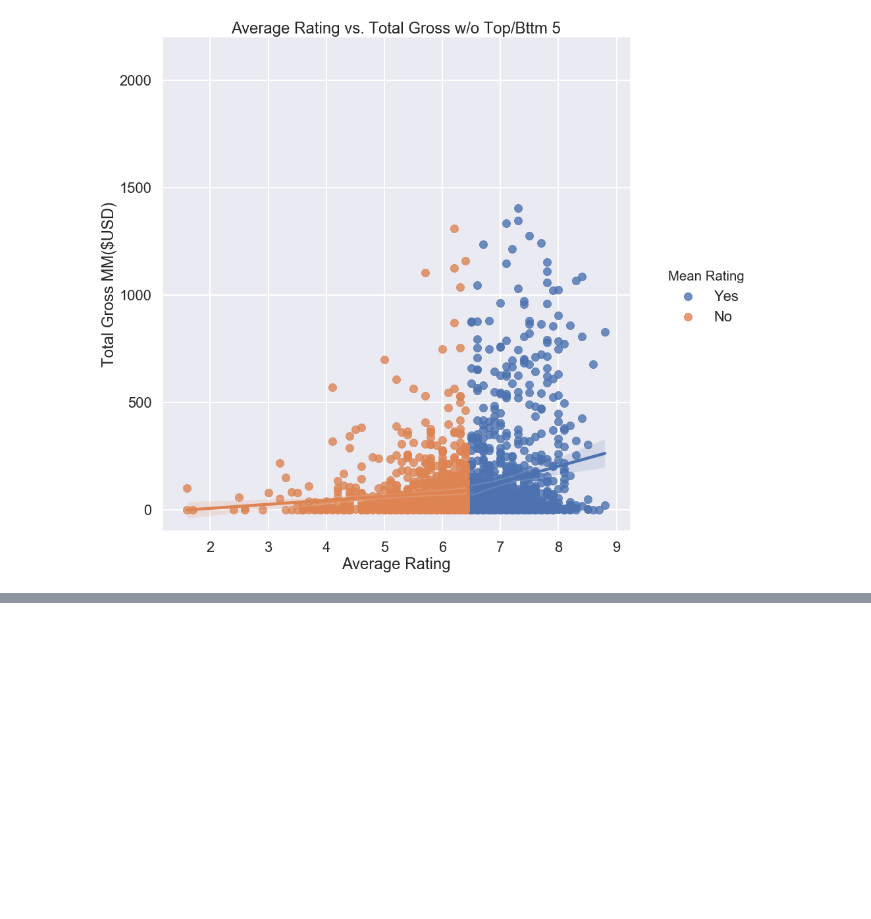
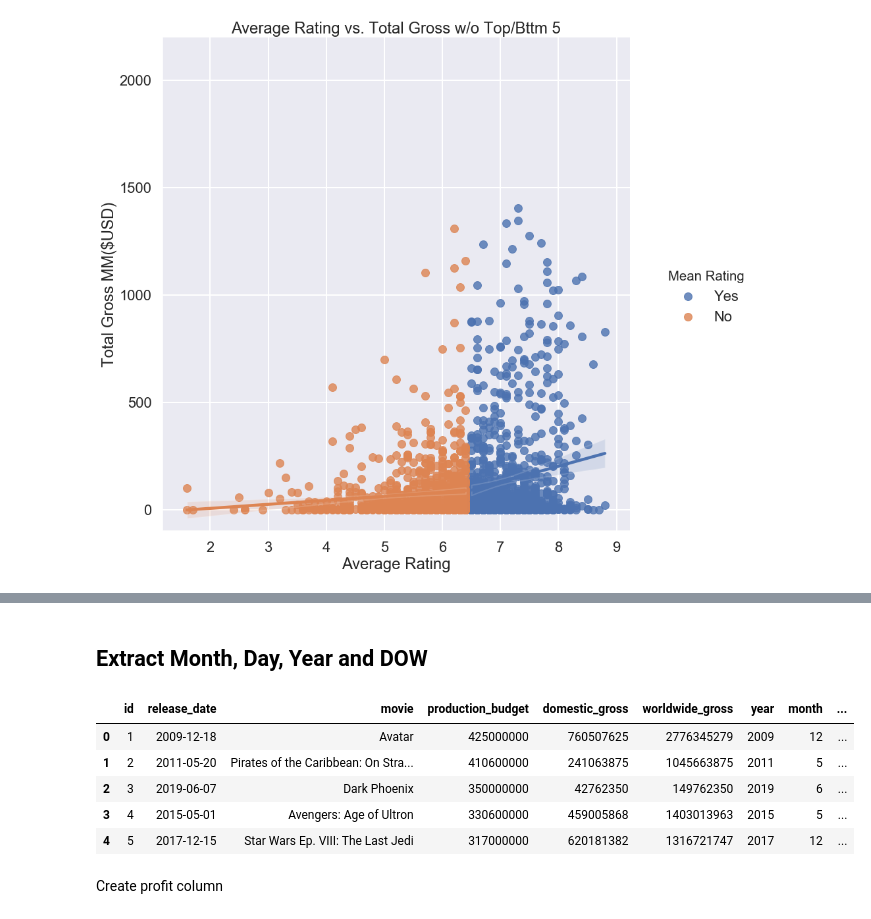
Before and after one commit to etr359/project-1-movie-analysis, a Jupyter notebook: project1_analysis_MASTER2.ipynb, the cells around one changed output, grey strips where cells are left out. Drawn from its saved outputs; the diff is of its cells as text; code cells hidden in the pictures; blank space fills up the shorter version.

```diff
--- a/project1_analysis_MASTER2.ipynb
+++ b/project1_analysis_MASTER2.ipynb
@@ -1170,0 +1207,4 @@ plt.savefig('avg_rating vs total_gross no outliers.png');
+# %%
+tn_movie_budgets_conv = ['production_budget', 'domestic_gross', 'worldwide_gross']
+for col in tn_movie_budgets_conv:
+    tn_movie_budgets[col] = tn_movie_budgets[col].apply(lambda num: int(''.join(x for x in num if x.isnumeric())))
@@ -1170,0 +1227,2 @@ plt.savefig('avg_rating vs total_gross no outliers.png');
+# %%
+tn_movie_budgets['release_date'] = pd.to_datetime(tn_movie_budgets['release_date'])
@@ -1170,0 +1238,18 @@ plt.savefig('avg_rating vs total_gross no outliers.png');
+# %% [markdown]
+## Extract Month, Day, Year and DOW
+# %%
+tn_movie_budgets['year'] = tn_movie_budgets['release_date'].dt.year
+tn_movie_budgets['month'] = tn_movie_budgets['release_date'].dt.month
+tn_movie_budgets['day'] = tn_movie_budgets['release_date'].dt.day
+tn_movie_budgets['dow'] = tn_movie_budgets['release_date'].dt.dayofweek
+# %%
+tn_movie_budgets.head()
+# %% [output]
+|  | id | release_date | movie | production_budget | domestic_gross | worldwide_gross | year | month | ... |
+| 0 | 1 | 2009-12-18 | Avatar | 425000000 | 760507625 | 2776345279 | 2009 | 12 | ... |
+| 1 | 2 | 2011-05-20 | Pirates of the Caribbean: On Stra... | 410600000 | 241063875 | 1045663875 | 2011 | 5 | ... |
+| 2 | 3 | 2019-06-07 | Dark Phoenix | 350000000 | 42762350 | 149762350 | 2019 | 6 | ... |
+| 3 | 4 | 2015-05-01 | Avengers: Age of Ultron | 330600000 | 459005868 | 1403013963 | 2015 | 5 | ... |
+| 4 | 5 | 2017-12-15 | Star Wars Ep. VIII: The Last Jedi | 317000000 | 620181382 | 1316721747 | 2017 | 12 | ... |
+# %% [markdown]
+Create profit column
```
Also changed, not shown: parts of 20 cells of this notebook.
